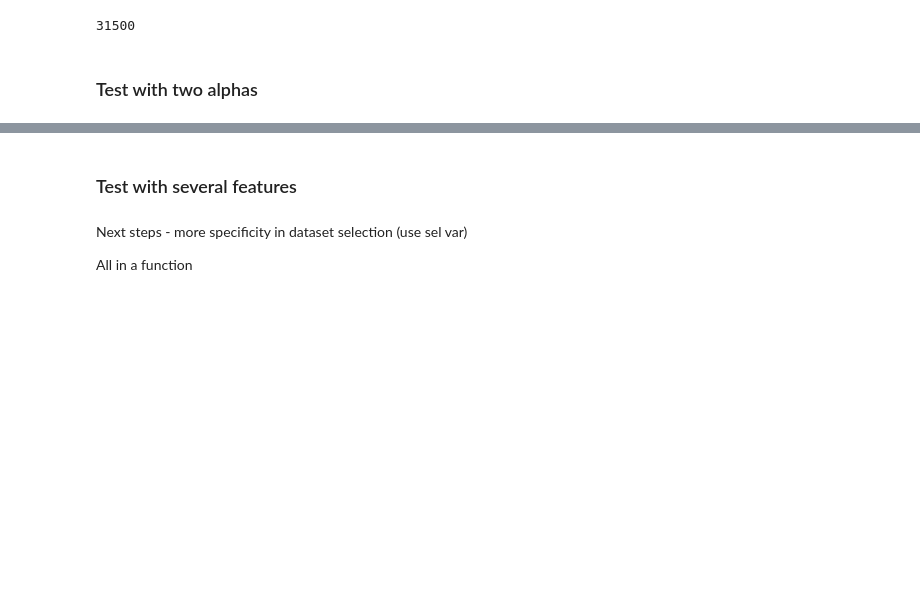
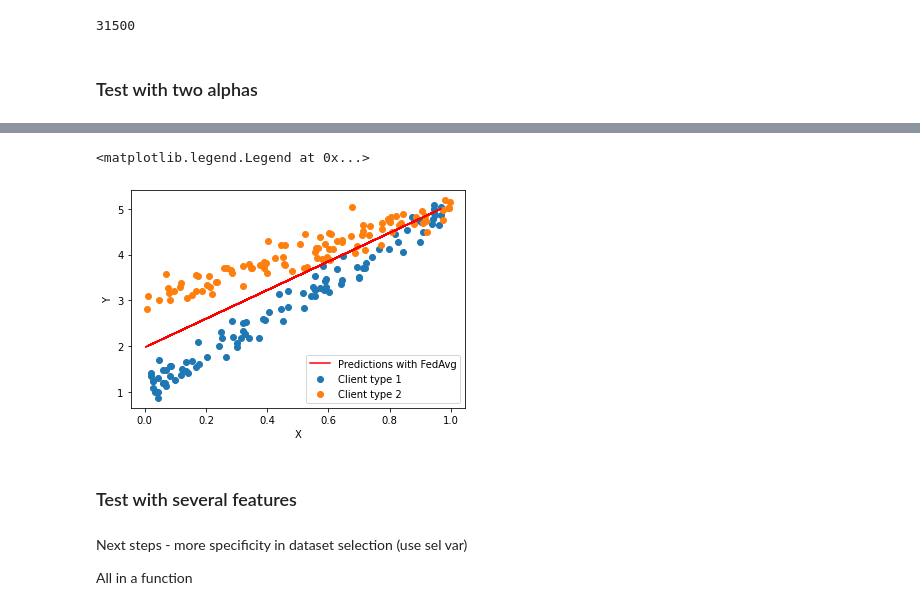
Before and after one commit to Nicolaskirsch2000/PV_prediction, a Jupyter notebook: FedAvg.ipynb, the cells around one changed output, grey strips where cells are left out. Saved outputs shown, nothing was run; the diff lists cells and outputs as text; code cells hidden in the pictures; blank space fills up the shorter version.

```diff
--- a/FedAvg.ipynb
+++ b/FedAvg.ipynb
@@ -731,3 +798,40 @@ plt.plot(range(0,len(hist)), np.abs(hist))
+# %%
+#Toy data parameters
+n = 300
+a = 4
+b = 1
+c = 2
+e = 3
+n_feat = 1
+
+
+
+x = [np.random.random(1) for i in range(0,100)]
+y = [a*n + b + np.random.normal(mu, 0.2, 1) for n in x]
+
+x_1 = [np.random.random(1) for i in range(0,100)]
+y_1 = [c*n + e + np.random.normal(mu, 0.2, 1) for n in x_1]
+
+
+
+x_2 = [np.random.random(1) for i in range(0,100)]
+
+
+m = []
+
+for i in range(len(x_2)):
+    m.append(3.13*x_2[i] + 1.97)
+
+
+plt.scatter(x,y, label = "Client type 1")
+plt.scatter(x_1, y_1, label = "Client type 2")
+plt.plot(x_2,m, color = "r",label ="Predictions with FedAvg")
+plt.xlabel("X")
+plt.ylabel("Y")
+plt.legend()
+# %% [output]
+<matplotlib.legend.Legend at 0x...>
+[figure, added]
 # %% [markdown]
 ### Test with several features
 # %% [markdown]
```
Also changed, not shown: parts of 35 cells of this notebook, 15 other files.
